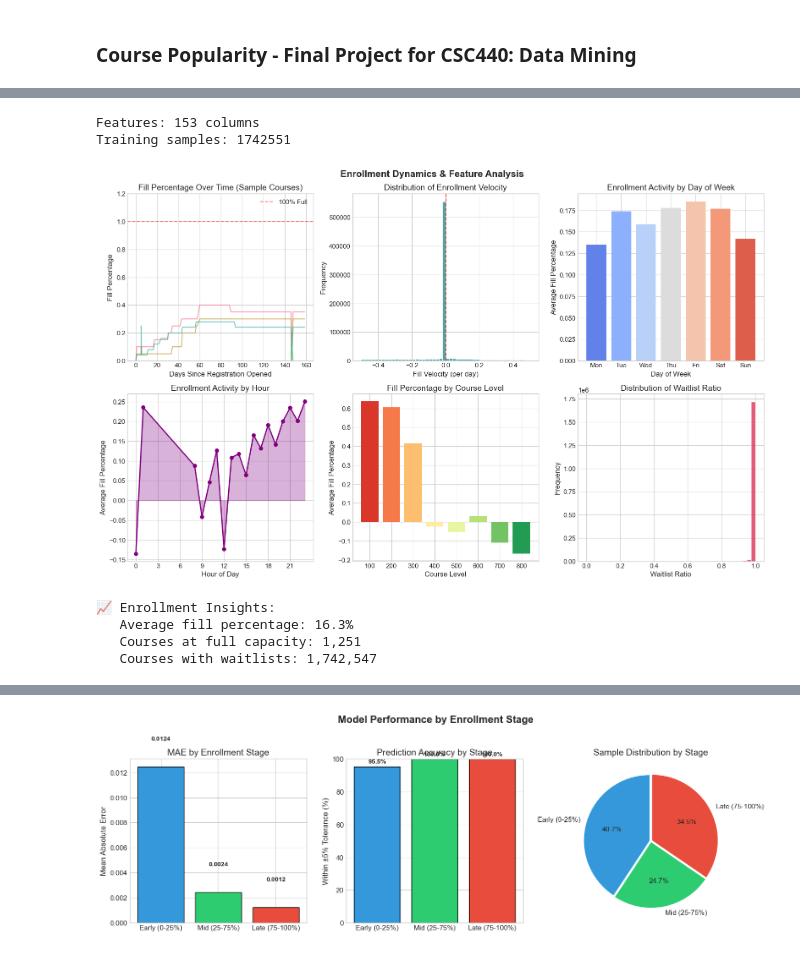
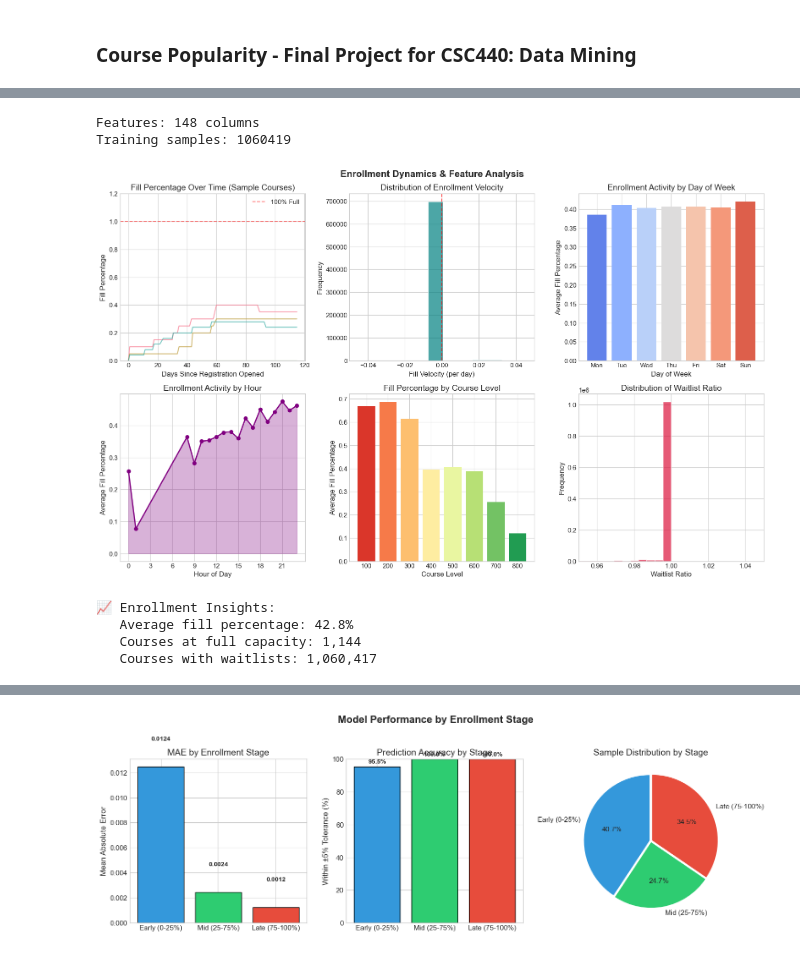
Before and after one commit to zubaerchowdhury/DataMining, a Jupyter notebook: courses_data_mining.ipynb, the cells around one changed output, grey strips where cells are left out. Drawn from its saved outputs; the diff is of its cells as text; code cells hidden in the pictures.

```diff
--- a/courses_data_mining.ipynb
+++ b/courses_data_mining.ipynb
@@ -506,6 +954,6 @@ Feature engineering complete. DataFrame shape: (1742552, 185)
 # %%
 # ===============================================================
-# 4. Modeling Dataset Construction
+# 4. Modeling Dataset Construction (using df_model)
 # ===============================================================
 target = "fill_pct"
 
@@ -519,18 +967,18 @@ feature_cols = [
 
 # Preserve subjectCode before one-hot encoding (needed for popularity metrics later)
 # Use a name that won't be picked up by the feature_cols filter
-df["original_subjectCode"] = df["subjectCode"].copy()
+df_model["original_subjectCode"] = df_model["subjectCode"].copy()
 
 # One-hot encode subjectCode & academicCareer
-df = pd.get_dummies(df, columns=["subjectCode", "academicCareer"], drop_first=True)
+df_model = pd.get_dummies(df_model, columns=["subjectCode", "academicCareer"], drop_first=True)
 
-feature_cols.extend([col for col in df.columns if col.startswith("subjectCode_")])
-feature_cols.extend([col for col in df.columns if col.startswith("academicCareer_")])
+feature_cols.extend([col for col in df_model.columns if col.startswith("subjectCode_")])
+feature_cols.extend([col for col in df_model.columns if col.startswith("academicCareer_")])
 
-df = df.dropna(subset=[target])
+df_model = df_model.dropna(subset=[target])
 
-X = df[feature_cols].copy()
-y = df[target].copy()
+X = df_model[feature_cols].copy()
+y = df_model[target].copy()
 
 # Replace infinite values with NaN, then fill with 0
 X = X.replace([np.inf, -np.inf], np.nan)
@@ -539,11 +987,11 @@ X = X.fillna(0)
 print(f"Features: {len(feature_cols)} columns")
 print(f"Training samples: {len(X)}")
 # %% [output]
-Features: 153 columns
-Training samples: 1742551
+Features: 148 columns
+Training samples: 1060419
 # %%
 # ===============================================================
-# VISUALIZATION 2: Enrollment Dynamics & Feature Analysis
+# VISUALIZATION 2: Enrollment Dynamics & Feature Analysis (using df_model)
 # ===============================================================
 
 fig, axes = plt.subplots(2, 3, figsize=(16, 10))
@@ -551,9 +999,9 @@ fig.suptitle('Enrollment Dynamics & Feature Analysis', fontsize=16, fontweight='
 
 # 1. Fill percentage over time (sampled courses)
 ax1 = axes[0, 0]
-sample_courses = df['classNumber'].unique()[:5]
+sample_courses = df_model['classNumber'].unique()[:5]
 for course in sample_courses:
-    course_data = df[df['classNumber'] == course].sort_values('days_since_start')
+    course_data = df_model[df_model['classNumber'] == course].sort_values('days_since_start')
     if len(course_data) > 5:
         ax1.plot(course_data['days_since_start'], course_data['fill_pct'], alpha=0.7, linewidth=1.5)
 ax1.set_xlabel('Days Since Registration Opened')
@@ -563,20 +1011,21 @@ ax1.set_ylim(0, 1.2)
 ax1.axhline(y=1.0, color='red', linestyle='--', alpha=0.5, label='100% Full')
 ax1.legend()
 
-# 2. Fill velocity distribution
+# 2. Fill velocity distribution  (x-axis limited to -0.2 to 0.2)
 ax2 = axes[0, 1]
-velocity_clean = df['fill_velocity_per_day'].replace([np.inf, -np.inf], np.nan).dropna()
-velocity_clean = velocity_clean[(velocity_clean > -0.5) & (velocity_clean < 0.5)]
+velocity_clean = df_model['fill_velocity_per_day'].replace([np.inf, -np.inf], np.nan).dropna()
+velocity_clean = velocity_clean[(velocity_clean >= -0.2) & (velocity_clean <= 0.2)]
 ax2.hist(velocity_clean, bins=50, color='teal', edgecolor='white', alpha=0.7)
 ax2.axvline(0, color='red', linestyle='--', alpha=0.7)
 ax2.set_xlabel('Fill Velocity (per day)')
 ax2.set_ylabel('Frequency')
 ax2.set_title('Distribution of Enrollment Velocity')
+ax2.set_xlim(-0.05, 0.05)
 
 # 3. Enrollment by day of week
 ax3 = axes[0, 2]
 dow_names = ['Mon', 'Tue', 'Wed', 'Thu', 'Fri', 'Sat', 'Sun']
-dow_activity = df.groupby('day_of_week')['fill_pct'].mean()
+dow_activity = df_model.groupby('day_of_week')['fill_pct'].mean()
 bars = ax3.bar(dow_names, dow_activity.values, color=sns.color_palette("coolwarm", 7))
 ax3.set_xlabel('Day of Week')
 ax3.set_ylabel('Average Fill Percentage')
@@ -584,46 +1033,47 @@ ax3.set_title('Enrollment Activity by Day of Week')
 
 # 4. Enrollment by hour of day
 ax4 = axes[1, 0]
-hourly_activity = df.groupby('hour')['fill_pct'].mean()
+hourly_activity = df_model.groupby('hour')['fill_pct'].mean()
 ax4.plot(hourly_activity.index, hourly_activity.values, marker='o', color='purple', linewidth=2)
 ax4.fill_between(hourly_activity.index, hourly_activity.values, alpha=0.3, color='purple')
 ax4.set_xlabel('Hour of Day')
 ax4.set_ylabel('Average Fill Percentage')
 ax4.set_title('Enrollment Activity by Hour')
 ax4.set_xticks(range(0, 24, 3))
 
 # 5. Course level vs fill percentage
 ax5 = axes[1, 1]
-level_fill = df.groupby('course_level')['fill_pct'].mean().dropna()
+level_fill = df_model.groupby('course_level')['fill_pct'].mean().dropna()
 level_fill = level_fill[(level_fill.index >= 1) & (level_fill.index <= 8)]
 colors = sns.color_palette("RdYlGn", len(level_fill))
 bars = ax5.bar([f'{int(x)}00' for x in level_fill.index], level_fill.values, color=colors)
 ax5.set_xlabel('Course Level')
 ax5.set_ylabel('Average Fill Percentage')
 ax5.set_title('Fill Percentage by Course Level')
 
-# 6. Waitlist ratio distribution
+# 6. Waitlist ratio distribution (x-axis starts at 0.8)
 ax6 = axes[1, 2]
-waitlist_clean = df['waitlist_ratio'].replace([np.inf, -np.inf], np.nan).dropna()
-waitlist_clean = waitlist_clean[(waitlist_clean >= 0) & (waitlist_clean <= 2)]
+waitlist_clean = df_model['waitlist_ratio'].replace([np.inf, -np.inf], np.nan).dropna()
+waitlist_clean = waitlist_clean[(waitlist_clean >= 0.8) & (waitlist_clean <= 2)]
 ax6.hist(waitlist_clean, bins=40, color='crimson', edgecolor='white', alpha=0.7)
 ax6.set_xlabel('Waitlist Ratio')
 ax6.set_ylabel('Frequency')
 ax6.set_title('Distribution of Waitlist Ratio')
+ax6.set_xlim(0.95, 1.05)
 
 plt.tight_layout()
 plt.show()
 
 print("\n📈 Enrollment Insights:")
-print(f"   Average fill percentage: {df['fill_pct'].mean():.1%}")
-print(f"   Courses at full capacity: {(df.groupby('classNumber')['fill_pct'].last() >= 1.0).sum():,}")
-print(f"   Courses with waitlists: {(df['waitlist_ratio'] > 0).sum():,}")
+print(f"   Average fill percentage: {df_model['fill_pct'].mean():.1%}")
+print(f"   Courses at full capacity: {(df_model.groupby('classNumber')['fill_pct'].last() >= 1.0).sum():,}")
+print(f"   Courses with waitlists: {(df_model['waitlist_ratio'] > 0).sum():,}")
 # %% [output]
-[figure, old version]
+[figure, new version]
 📈 Enrollment Insights:
-   Average fill percentage: 16.3%
-   Courses at full capacity: 1,251
-   Courses with waitlists: 1,742,547
+   Average fill percentage: 42.8%
+   Courses at full capacity: 1,144
+   Courses with waitlists: 1,060,417
 # %%
 # ===============================================================
 # 5. Time-Series Cross Validation (No Leakage)
```
Also changed, not shown: parts of 15 cells of this notebook, 8 other files.
